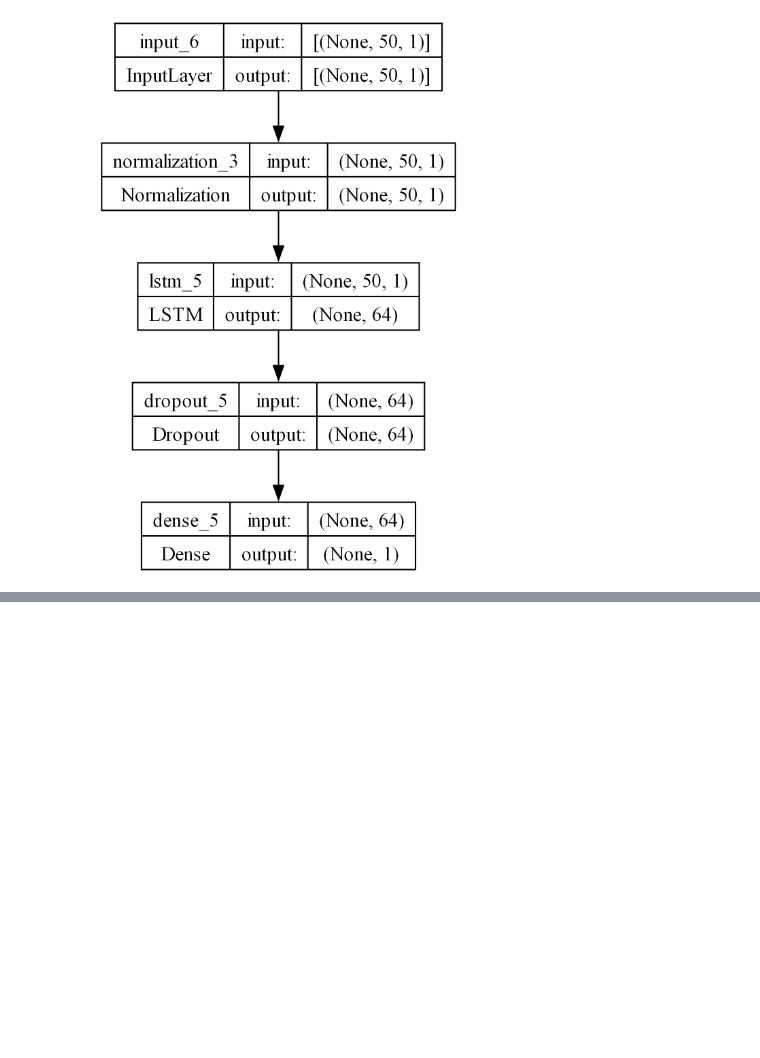
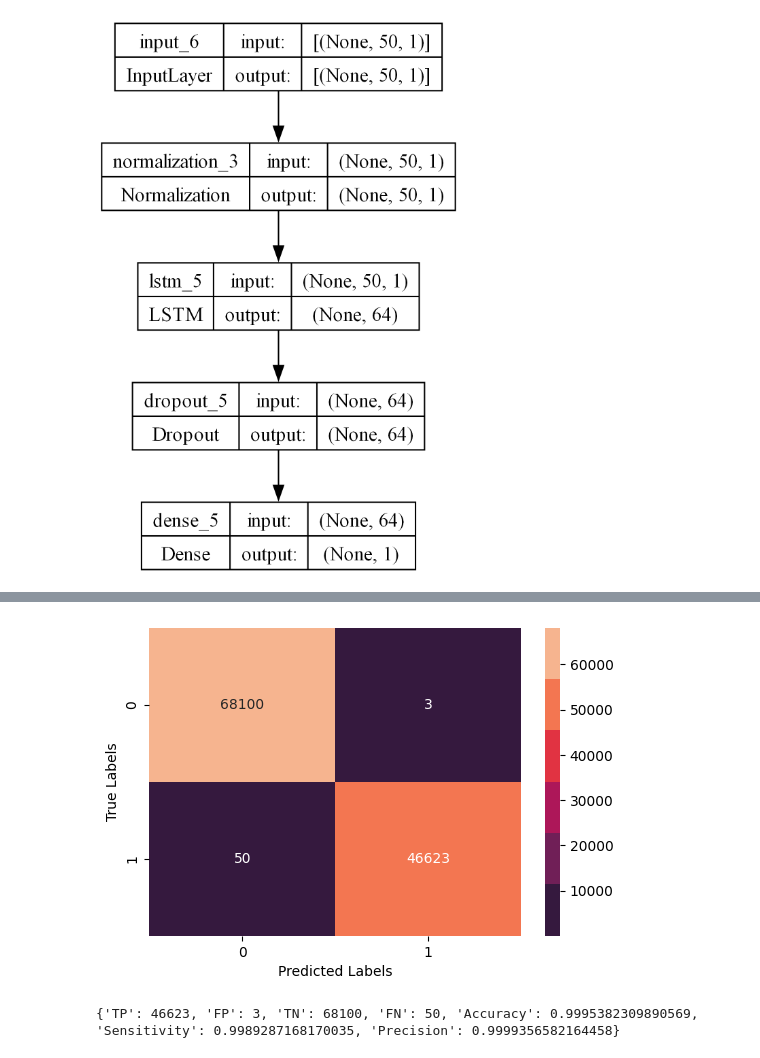
Before and after one commit to KulsonKula/Chaotic-model-dection, a Jupyter notebook: src/model_test.IPYNB, the cells around one changed output, grey strips where cells are left out. Saved outputs shown, nothing was run; the diff lists cells and outputs as text; code cells hidden in the pictures; blank space fills up the shorter version.

```diff
--- a/src/model_test.IPYNB
+++ b/src/model_test.IPYNB
@@ -95,3 +100,13 @@ plot_file = 'test.png'
 plot_model(model_lstm_50, to_file=plot_file, show_shapes=True, show_layer_names=True,dpi=300)
 # %% [output]
 [figure]
+# %%
+model_lstm_50_test_1 = tf.keras.models.load_model('../model/model_50_test1.h5')
+model_lstm_50_test_2 = tf.keras.models.load_model('../model/model_50_test2.h5')
+# model_lstm_50_test_3 = tf.keras.models.load_model('../model/model_50_test3.h5')
+# %%
+x_train, x_test, y_train, y_test = load_data("../data/data_proccesed_50.csv")
+result_50=evaluate_model(model_lstm_50_test_1,x_test,y_test)
+plot_confusion_matrix(model_lstm_50_test_1,x_test,y_test)
+print(result_50)
+# %% [output]
@@ -97,0 +115,2 @@ plot_model(model_lstm_50, to_file=plot_file, show_shapes=True, show_layer_names=
+[figure, added]
+{'TP': 46623, 'FP': 3, 'TN': 68100, 'FN': 50, 'Accuracy': 0.9995382309890569, 'Sensitivity': 0.9989287168170035, 'Precision': 0.9999356582164458}
```
Also changed, not shown: parts of 5 cells of this notebook, 1 other file.
